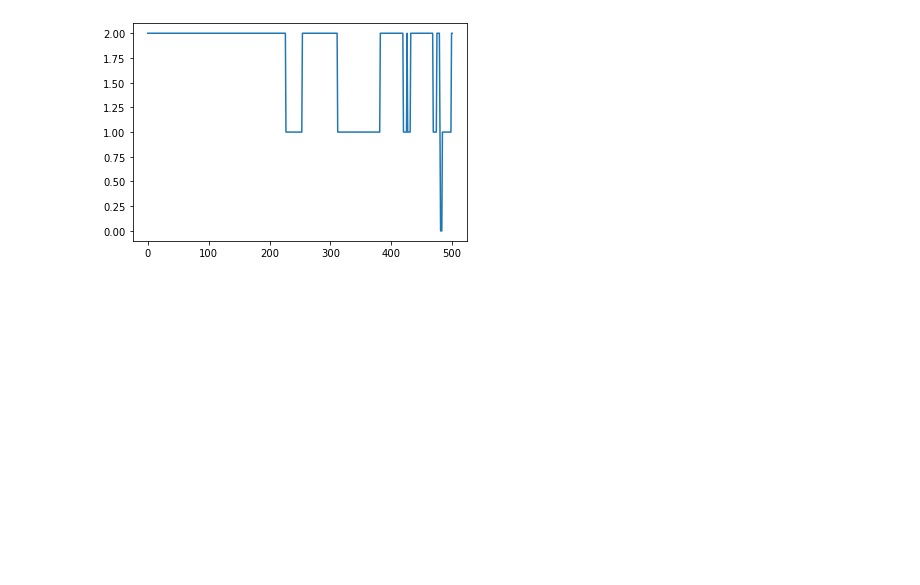
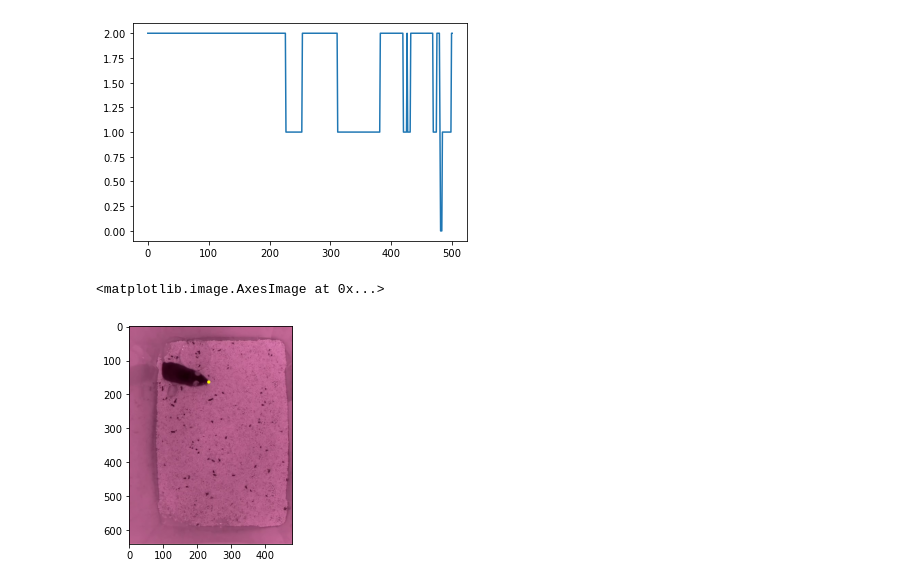
Before and after one commit to jaentrouble/mouse_chaser, a Jupyter notebook: show_data.ipynb, the cells around one changed output. Drawn from its saved outputs; the diff is of its cells as text; code cells hidden in the pictures; blank space fills up the shorter version.

```diff
--- a/show_data.ipynb
+++ b/show_data.ipynb
@@ -18,3 +18,10 @@ plt.plot(food_n)
 plt.show()
 # %% [output]
 [figure]
+# %%
+xx, yy = draw.disk(sample_datum['nose'],5)
+image[xx,yy] = [255,255,0]
+plt.imshow(image)
+# %% [output]
+<matplotlib.image.AxesImage at 0x...>
+[figure, added]
```
Also changed, not shown: 2 other files.
